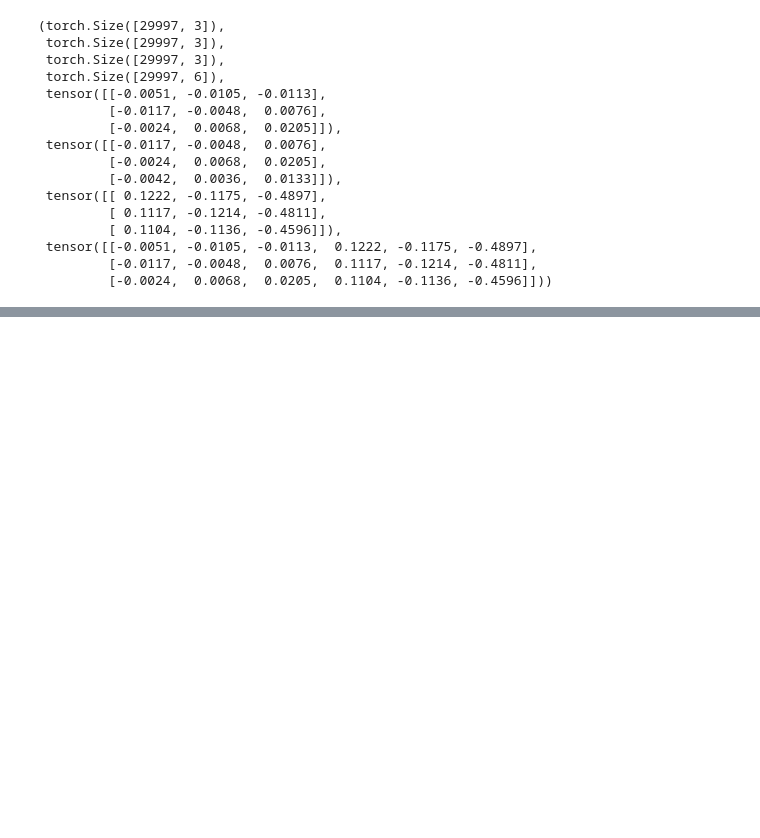
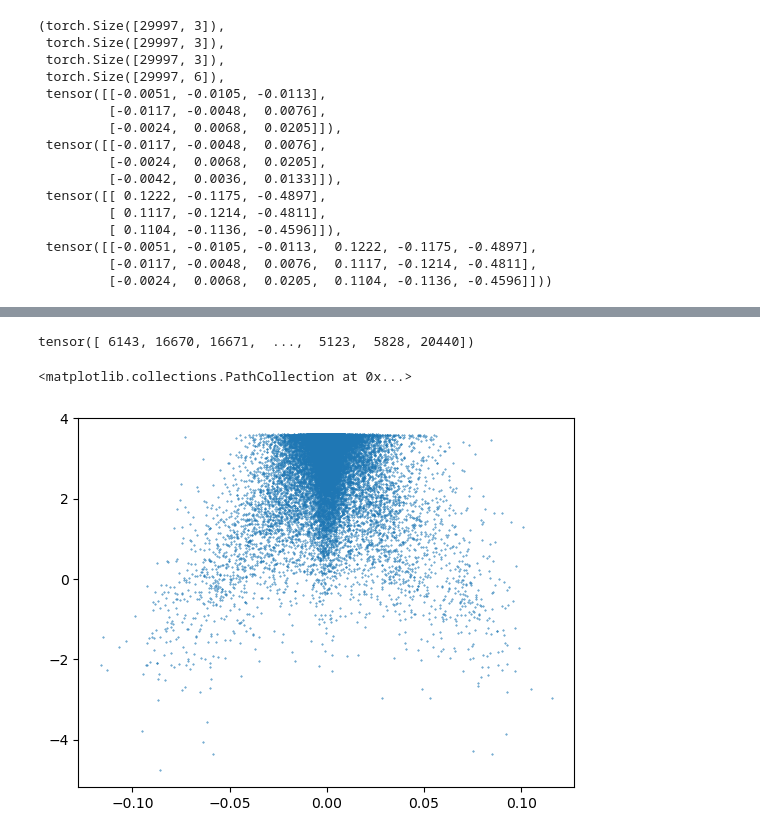
Before and after one commit to jetark/mzs, a Jupyter notebook: cvae_mzs.ipynb, the cells around one changed output, grey strips where cells are left out. Drawn from its saved outputs; the diff is of its cells as text; code cells hidden in the pictures; blank space fills up the shorter version.

```diff
--- a/cvae_mzs.ipynb
+++ b/cvae_mzs.ipynb
@@ -240 +281,11 @@ kde2.fit(r_new[-1]);
+# %%
+grid = numpy.linspace(-0.1, 0.1, 100)
+# TODO: KDE plot conditioned on r_n, v_n.
+rx_sorted, indices = torch.sort(labels[:, 0])
+print(indices)
+plt.scatter(rx_sorted, pdf_gen[indices], s=0.15)
+# %% [output]
+tensor([ 6143, 16670, 16671,  ...,  5123,  5828, 20440])
+<matplotlib.collections.PathCollection at 0x...>
+[figure, added]
 # %%
```
Also changed, not shown: parts of 10 cells of this notebook, 1 other file.
